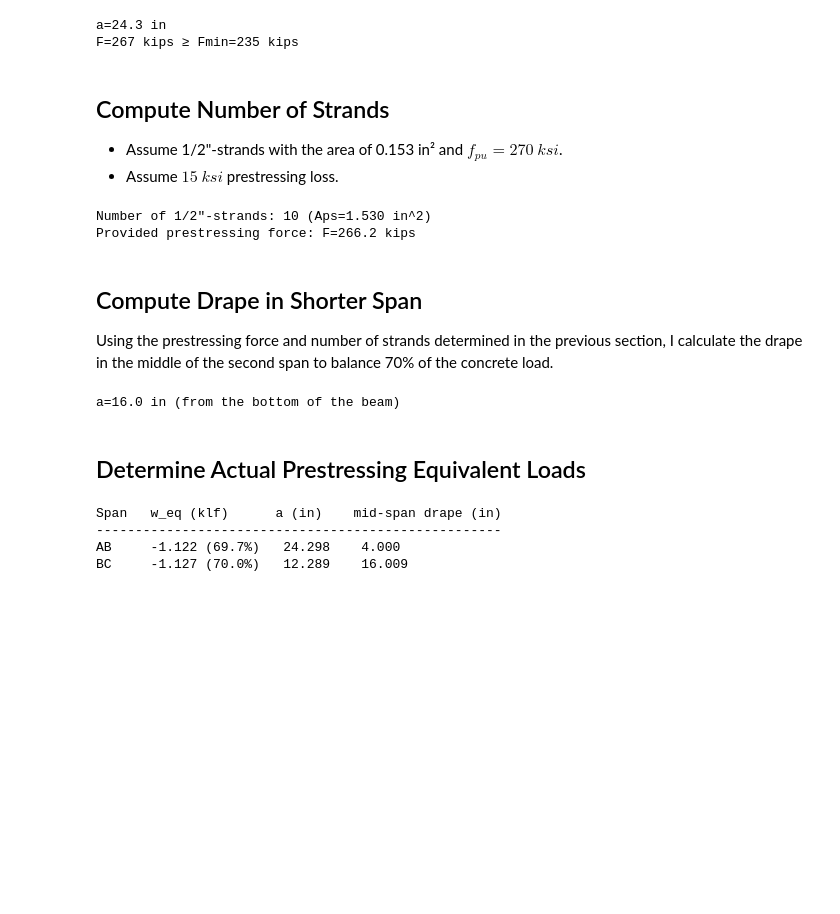
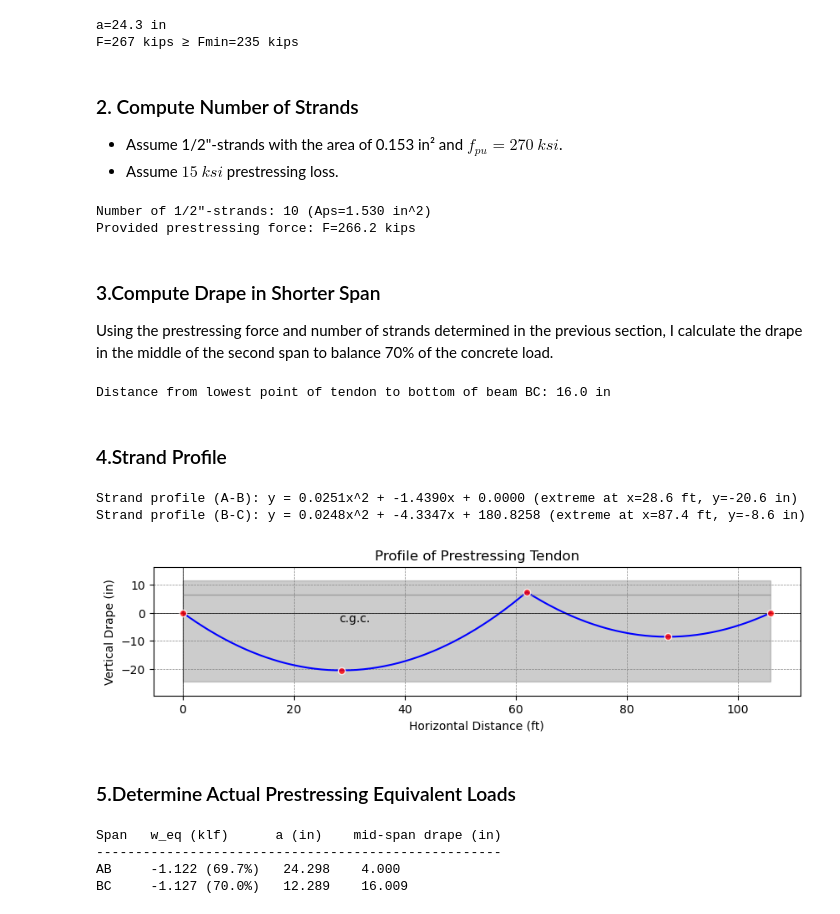
Before and after one commit to hkaragah/hkaragah.github.io, a Jupyter notebook: structure/concrete_shear/prestressed_determinate_beam/prestressed_determinate_beam.ipynb, the cells around one changed output. Saved outputs shown, nothing was run; the diff lists cells and outputs as text; code cells hidden in the pictures; blank space fills up the shorter version.

```diff
--- a/structure/concrete_shear/prestressed_determinate_beam/prestressed_determinate_beam.ipynb
+++ b/structure/concrete_shear/prestressed_determinate_beam/prestressed_determinate_beam.ipynb
@@ -229,7 +210,7 @@ print(f"F={F:.0f} kips ≥ Fmin={F_min:.0f} kips\n")
 a=24.3 in
 F=267 kips ≥ Fmin=235 kips
 # %% [markdown]
-## Compute Number of Strands
+### 2. Compute Number of Strands
 
 * Assume 1/2"-strands with the area of 0.153 in² and $f_{pu}=270\ ksi$.
 * Assume $15\ ksi$ prestressing loss.
@@ -259,7 +240,7 @@ tendon = PrestressingTendon(strand, n_strands)
 Number of 1/2"-strands: 10 (Aps=1.530 in^2)
 Provided prestressing force: F=266.2 kips
 # %% [markdown]
-## Compute Drape in Shorter Span
+### 3.Compute Drape in Shorter Span
 
 Using the prestressing force and number of strands determined in the previous section, I calculate the drape in the middle of the second span to balance 70% of the concrete load.
 # %%
@@ -268,11 +249,79 @@ l_bc = beams[1].length # ft
 ecc_bc = (w_eq_ab * l_bc**2 / 8) / F * 12 # in
 cgs_c = yt  # in
 cgs_bc = ecc_bc + (cgs_b + cgs_c) / 2 # in
-print(f"a={beams[0].depth * 12 - cgs_bc:.1f} in (from the bottom of the beam)")
+
+# Distance between the lowest point of the tendon to the bottom of the beam in span B-C
+low_bc = beams[1].depth * 12 - cgs_bc # in
+
+print(f"Distance from lowest point of tendon to bottom of beam BC: {low_bc:.1f} in")
 # %% [output]
-a=16.0 in (from the bottom of the beam)
+Distance from lowest point of tendon to bottom of beam BC: 16.0 in
+# %% [markdown]
+### 4.Strand Profile
+# %%
+# Define end points of the tendon profile
+p_a = Point(0, 0) # at c.g.c.
+p_b = Point(beams[0].length, beams[0].sec.yt*12 - high_b)
+p_c = Point(beams[0].length + beams[1].length, 0) # at c.g.c.
+
+# Define minimum ordinate of the tendon given the drape
+y_ext_ab = -(beams[0].sec.yb * 12 - low_ab) # in
+y_ext_bc = -(beams[1].sec.yb * 12 - low_bc) # in
+
+# Compute the parabolic profile of the tendon in span A-B and B-C
+a1, b1, c1 = parabola_from_points(p_a, p_b, y_ext_ab)
+a2, b2, c2 = parabola_from_points(p_b, p_c, y_ext_bc)
+
+# Compute extreme point's abscissa and ordinate using calculated parabola coefficients
+x_ext_ab = -b1 / (2 * a1) # ft, in span A-B
+y_ext_ab_calc = a1 * x_ext_ab**2 + b1 * x_ext_ab + c1
+
+x_ext_bc = -b2 / (2 * a2) # ft, in span B-C
+y_ext_bc_calc = a2 * x_ext_bc**2 + b2 * x_ext_bc + c2
+
+print(f"Strand profile (A-B): y = {a1:.4f}x^2 + {b1:.4f}x + {c1:.4f} (extreme at x={x_ext_ab:.1f} ft, y={y_ext_ab_calc:.1f} in)")
+print(f"Strand profile (B-C): y = {a2:.4f}x^2 + {b2:.4f}x + {c2:.4f} (extreme at x={x_ext_bc:.1f} ft, y={y_ext_bc_calc:.1f} in)")
+
+# Generate (x, y) points for plotting the tendon profile
+x_vals_ab = np.linspace(min(p_a.x, p_b.x), max(p_a.x, p_b.x), 100)
+y_vals_ab = a1 * x_vals_ab**2 + b1 * x_vals_ab + c1
+
+x_vals_bc = np.linspace(min(p_b.x, p_c.x), max(p_b.x, p_c.x), 100)
+y_vals_bc = a2 * x_vals_bc**2 + b2 * x_vals_bc + c2
+
+x_vals = np.concatenate([x_vals_ab, x_vals_bc])
+y_vals = np.concatenate([y_vals_ab, y_vals_bc])
+
+# Plot the tendon profile
+fig, ax = plt.subplots(figsize=(10, 2))
+ax.plot(x_vals, y_vals, label='Parabolic Strand Profile', color='blue')
+ax.scatter([p_a.x, p_b.x, p_c.x, x_ext_ab, x_ext_bc],
+           [p_a.y, p_b.y, p_c.y, y_ext_ab_calc, y_ext_bc_calc], s=35, c='red', edgecolors='white', linewidths=1.0, alpha=0.8, zorder=5)
+ax.axhline(0, color='black', linewidth=0.5)
+ax.axvline(0, color='black', linewidth=0.5)
+ax.text((p_a.x + p_b.x) / 2, p_a.y, "c.g.c.", fontsize=10, va='top', ha='center')
+
+# --- Rectangle spanning the two-beam length and section depth ---
+total_len = beams[0].length + beams[1].length
+y_min = -beams[0].sec.yb * 12 # in
+y_max =  beams[0].sec.yt * 12 # in
+rect = Rectangle((0.0, y_min), total_len, y_max - y_min,
+                 edgecolor='grey', facecolor='grey', alpha=0.4, linewidth=1.0)
+ax.add_patch(rect)
+ax.hlines(y=y_max - beams[0].flange_thickness*12, xmin=0, xmax=total_len, color='grey', linewidth=1.0, alpha=0.6,)
+# ---------------------------------------------------------------
+ax.set_ylim(y_min - 5, y_max + 5)
+ax.set_xlabel('Horizontal Distance (ft)')
+ax.set_ylabel('Vertical Drape (in)')
+ax.set_title('Profile of Prestressing Tendon')
+ax.grid(color='gray', linestyle='--', linewidth=0.5)
+plt.show()
+# %% [output]
+Strand profile (A-B): y = 0.0251x^2 + -1.4390x + 0.0000 (extreme at x=28.6 ft, y=-20.6 in)
+Strand profile (B-C): y = 0.0248x^2 + -4.3347x + 180.8258 (extreme at x=87.4 ft, y=-8.6 in)
+[figure, added]
 # %% [markdown]
-## Determine Actual Prestressing Equivalent Loads
+### 5.Determine Actual Prestressing Equivalent Loads
 # %%
 w_eq_ab = -8 * F * (ecc_ab / 12) / (l_ab**2) # k/ft, upward negative
 w_eq_bc = -8 * F * (ecc_bc / 12) / (l_bc**2) # k/ft, upward negative
```
Also changed, not shown: parts of 26 cells of this notebook, 2 other files.
